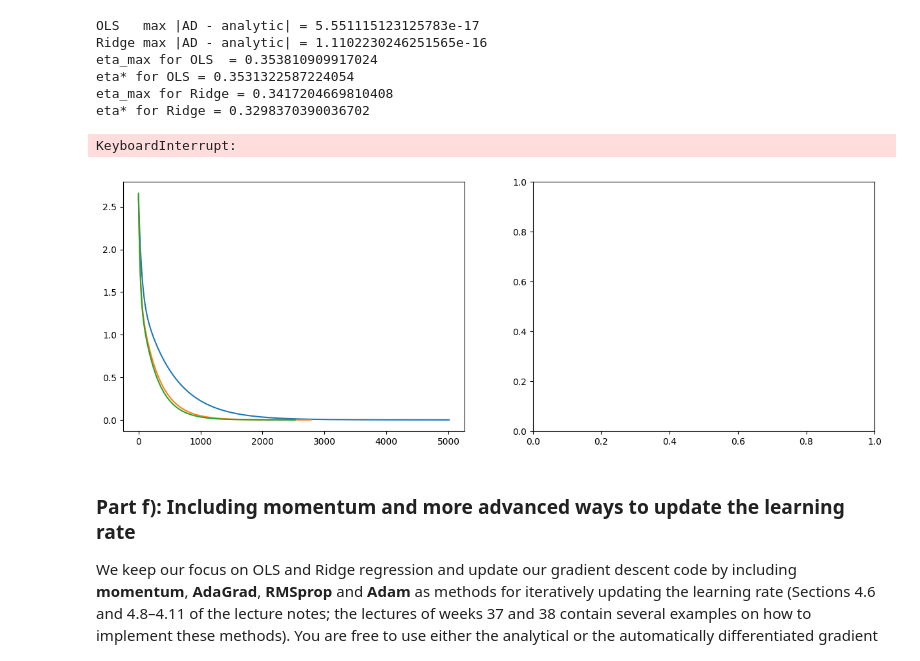
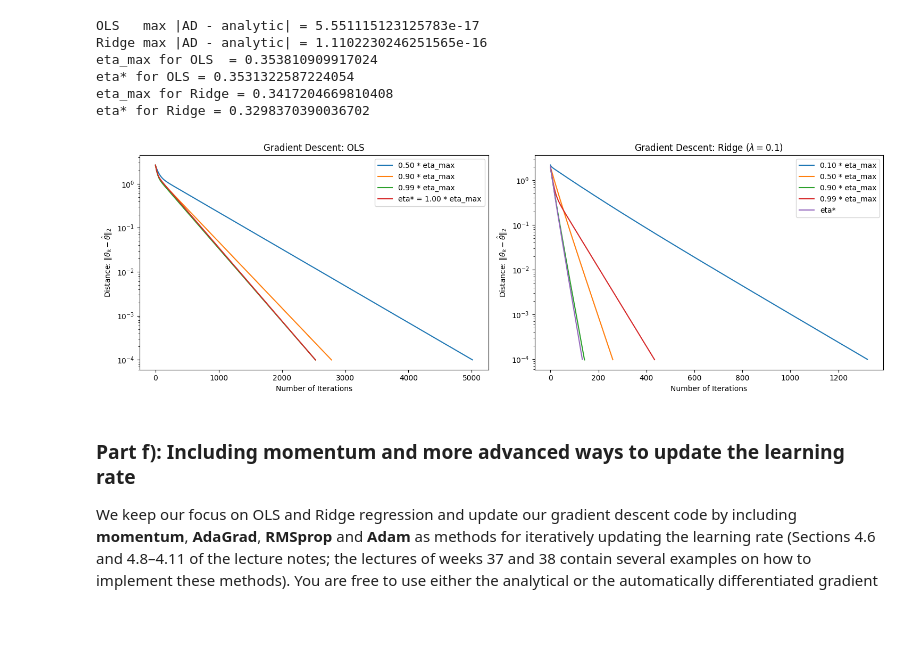
Before and after one commit to JOJ0O0O/MachineLearningUiO, a Jupyter notebook: doc/Projects/2026/Project1/Project1.ipynb, the cells around one changed output. Drawn from its saved outputs; the diff is of its cells as text; code cells hidden in the pictures; blank space fills up the shorter version.

Commit message:
finished code and plots for project1 e) and g)

```diff
--- a/doc/Projects/2026/Project1/Project1.ipynb
+++ b/doc/Projects/2026/Project1/Project1.ipynb
@@ -362,7 +362,7 @@ y_mean = y.mean()
 y_centered = y - y_mean
 
 OLS_closed_form = np.linalg.pinv(X_norm.T @ X_norm) @ X_norm.T @ y_centered
-Ridge_closed_form = np.linalg.pinv(X_norm.T @ X_norm + n_features * lmbda * I) @ X_norm.T @ y_centered
+Ridge_closed_form = np.linalg.pinv(X_norm.T @ X_norm + len(y_centered) * lmbda * I) @ X_norm.T @ y_centered
 
 theta0 = rng.normal(size=X.shape[1])
 
@@ -497,50 +540,51 @@ eta_values_Ridge.append(eta_star_Ridge)
 
 fig, ax = plt.subplots(1, 2, figsize=(15, 5))
 for eta in eta_values_OLS:
-    ax[0].plot(plain_gradient_descent(
+    ax[0].plot(gradient_descent(
         X=X_norm,
         y=y_centered,
         lam=0.0,
         learning_rate=eta,
+        method="plain",
         max_iterations=1e4,
         tolerance=1e-4,
         initial_theta=theta0,
-        gradient="autograd",
+        gradient="analytic",
         theta_hat=OLS_closed_form
     )[1], label=f"eta* = {eta / eta_max_OLS:.2f} * eta_max" if eta == eta_star_OLS else f"{eta / eta_max_OLS:.2f} * eta_max")
 
 ax[0].set_ylabel(r"Distance: $\|\theta_k - \hat{\theta}\|_2$")
 ax[0].set_xlabel("Number of Iterations")
 ax[0].set_title("Gradient Descent: OLS")
 ax[0].legend()
 #ax[0].set_xscale("log")
 ax[0].set_yscale("log")
 
 for eta in eta_values_Ridge:
-    ax[1].plot(plain_gradient_descent(
+    ax[1].plot(gradient_descent(
         X=X_norm,
         y=y_centered,
         lam=lmbda,
         learning_rate=eta,
+        method="plain",
         max_iterations=1e4,
         tolerance=1e-4,
         initial_theta=theta0,
-        gradient="autograd",
+        gradient="analytic",
         theta_hat=Ridge_closed_form
     )[1], label=f"eta*" if eta == eta_star_Ridge else f"{eta / eta_max_Ridge:.2f} * eta_max")
 # ax[1].set_ylabel(r"Tolerance:  $\|\theta_k - \hat{\theta}\|_2$")
 ax[1].set_xlabel("Number of Iterations")
 ax[1].set_ylabel(r"Distance: $\|\theta_k - \hat{\theta}\|_2$")
 ax[1].set_title(rf"Gradient Descent: Ridge ($\lambda={lmbda}$)")
 ax[1].legend()
 #ax[1].set_xscale("log")
 ax[1].set_yscale("log")
 
 plt.tight_layout()
 plt.show()
 # %% [output]
-KeyboardInterrupt:
-[figure, old version]
+[figure, new version]
 # %% [markdown]
 ### Part f): Including momentum and more advanced ways to update the learning rate
 
```
Also changed, not shown: parts of 3 cells of this notebook, 1 other file.
